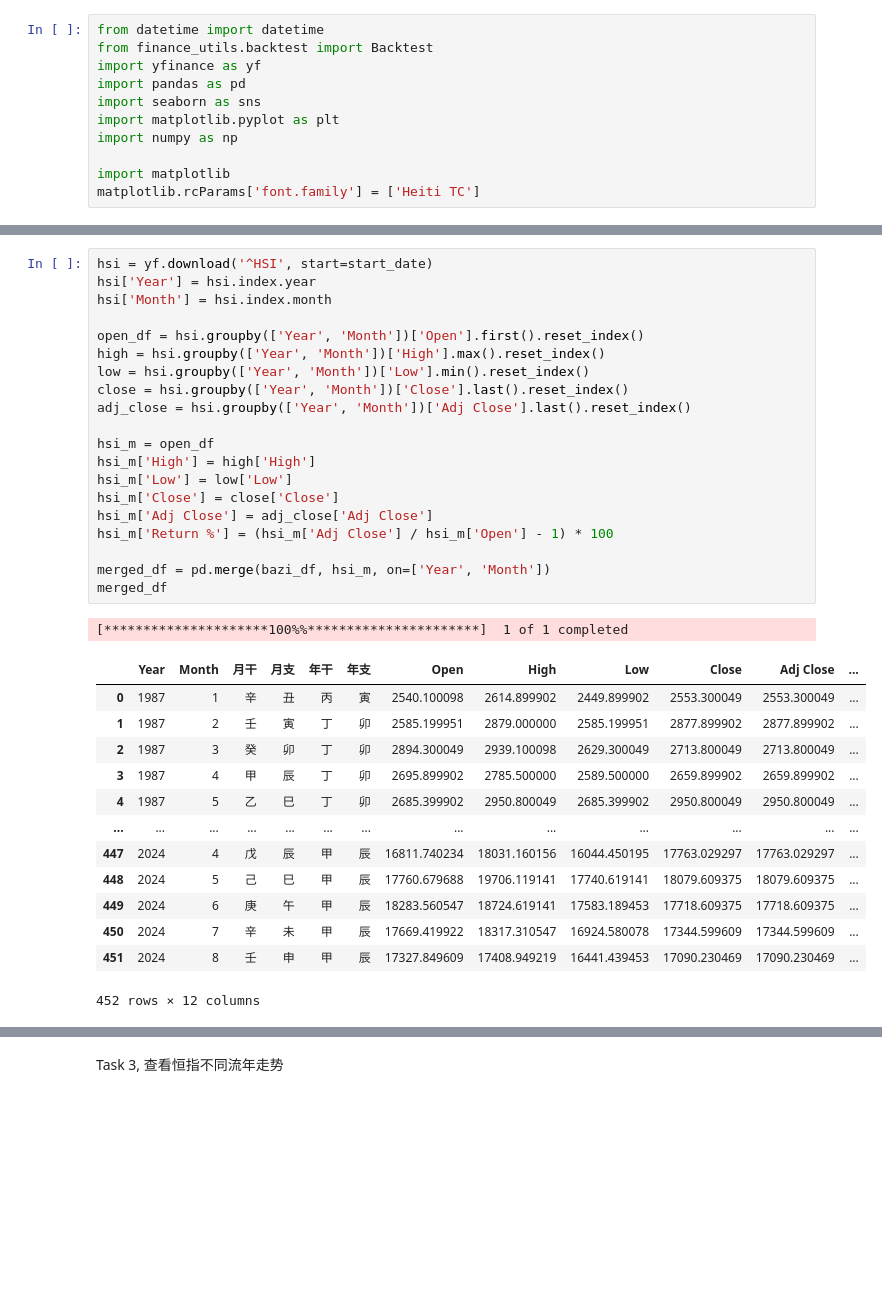
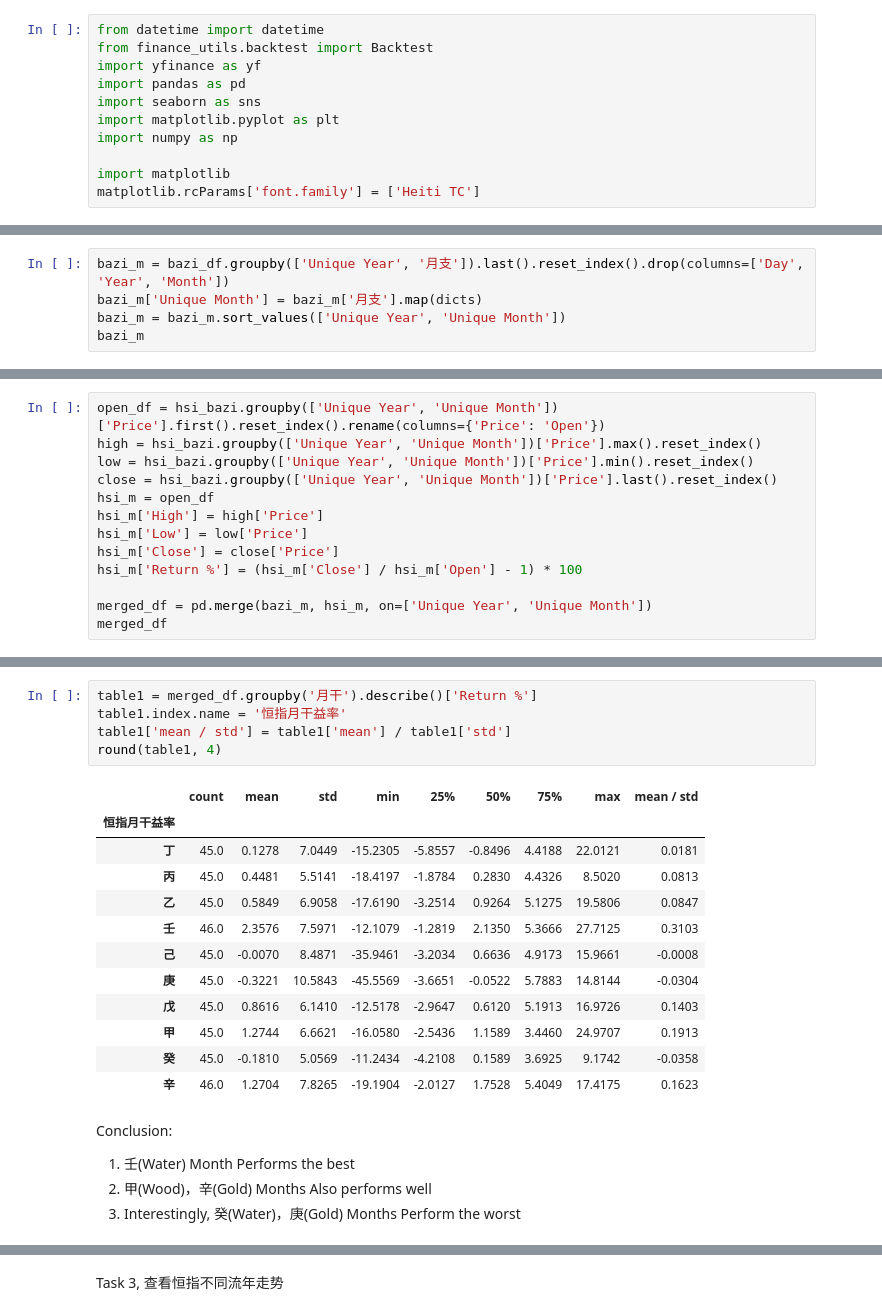
Before and after one commit to Henrywzh/right_time, a Jupyter notebook: hsi_invest_by_bazi.ipynb, the cells around one changed output, grey strips where cells are left out. Cells and saved outputs as stored; diff of their text form; blank space fills up the shorter version.

```diff
--- a/hsi_invest_by_bazi.ipynb
+++ b/hsi_invest_by_bazi.ipynb
@@ -108,0 +67,5 @@ get_stats(merged_df, '年干', col_name='Return %')
+# %%
+bazi_m = bazi_df.groupby(['Unique Year', '月支']).last().reset_index().drop(columns=['Day', 'Year', 'Month'])
+bazi_m['Unique Month'] = bazi_m['月支'].map(dicts)
+bazi_m = bazi_m.sort_values(['Unique Year', 'Unique Month'])
+bazi_m
@@ -108,0 +104,13 @@ get_stats(merged_df, '年干', col_name='Return %')
+# %%
+open_df = hsi_bazi.groupby(['Unique Year', 'Unique Month'])['Price'].first().reset_index().rename(columns={'Price': 'Open'})
+high = hsi_bazi.groupby(['Unique Year', 'Unique Month'])['Price'].max().reset_index()
+low = hsi_bazi.groupby(['Unique Year', 'Unique Month'])['Price'].min().reset_index()
+close = hsi_bazi.groupby(['Unique Year', 'Unique Month'])['Price'].last().reset_index()
+hsi_m = open_df
+hsi_m['High'] = high['Price']
+hsi_m['Low'] = low['Price']
+hsi_m['Close'] = close['Price']
+hsi_m['Return %'] = (hsi_m['Close'] / hsi_m['Open'] - 1) * 100
+
+merged_df = pd.merge(bazi_m, hsi_m, on=['Unique Year', 'Unique Month'])
+merged_df
@@ -109,36 +131,24 @@ get_stats(merged_df, '年干', col_name='Return %')
 # %%
-hsi = yf.download('^HSI', start=start_date)
-hsi['Year'] = hsi.index.year
-hsi['Month'] = hsi.index.month
-
-open_df = hsi.groupby(['Year', 'Month'])['Open'].first().reset_index()
-high = hsi.groupby(['Year', 'Month'])['High'].max().reset_index()
-low = hsi.groupby(['Year', 'Month'])['Low'].min().reset_index()
-close = hsi.groupby(['Year', 'Month'])['Close'].last().reset_index()
-adj_close = hsi.groupby(['Year', 'Month'])['Adj Close'].last().reset_index()
-
-hsi_m = open_df
-hsi_m['High'] = high['High']
-hsi_m['Low'] = low['Low']
-hsi_m['Close'] = close['Close']
-hsi_m['Adj Close'] = adj_close['Adj Close']
-hsi_m['Return %'] = (hsi_m['Adj Close'] / hsi_m['Open'] - 1) * 100
-
-merged_df = pd.merge(bazi_df, hsi_m, on=['Year', 'Month'])
-merged_df
+table1 = merged_df.groupby('月干').describe()['Return %']
+table1.index.name = '恒指月干益率'
+table1['mean / std'] = table1['mean'] / table1['std']
+round(table1, 4)
 # %% [output]
-[*********************100%%**********************]  1 of 1 completed
-|  | Year | Month | 月干 | 月支 | 年干 | 年支 | Open | High | Low | Close | Adj Close | ... |
-| 0 | 1987 | 1 | 辛 | 丑 | 丙 | 寅 | 2540.100098 | 2614.899902 | 2449.899902 | 2553.300049 | 2553.300049 | ... |
-| 1 | 1987 | 2 | 壬 | 寅 | 丁 | 卯 | 2585.199951 | 2879.000000 | 2585.199951 | 2877.899902 | 2877.899902 | ... |
-| 2 | 1987 | 3 | 癸 | 卯 | 丁 | 卯 | 2894.300049 | 2939.100098 | 2629.300049 | 2713.800049 | 2713.800049 | ... |
-| 3 | 1987 | 4 | 甲 | 辰 | 丁 | 卯 | 2695.899902 | 2785.500000 | 2589.500000 | 2659.899902 | 2659.899902 | ... |
-| 4 | 1987 | 5 | 乙 | 巳 | 丁 | 卯 | 2685.399902 | 2950.800049 | 2685.399902 | 2950.800049 | 2950.800049 | ... |
-| ... | ... | ... | ... | ... | ... | ... | ... | ... | ... | ... | ... | ... |
-| 447 | 2024 | 4 | 戊 | 辰 | 甲 | 辰 | 16811.740234 | 18031.160156 | 16044.450195 | 17763.029297 | 17763.029297 | ... |
-| 448 | 2024 | 5 | 己 | 巳 | 甲 | 辰 | 17760.679688 | 19706.119141 | 17740.619141 | 18079.609375 | 18079.609375 | ... |
-| 449 | 2024 | 6 | 庚 | 午 | 甲 | 辰 | 18283.560547 | 18724.619141 | 17583.189453 | 17718.609375 | 17718.609375 | ... |
-| 450 | 2024 | 7 | 辛 | 未 | 甲 | 辰 | 17669.419922 | 18317.310547 | 16924.580078 | 17344.599609 | 17344.599609 | ... |
-| 451 | 2024 | 8 | 壬 | 申 | 甲 | 辰 | 17327.849609 | 17408.949219 | 16441.439453 | 17090.230469 | 17090.230469 | ... |
+|  | count | mean | std | min | 25% | 50% | 75% | max | mean / std |
+| 恒指月干益率 |  |  |  |  |  |  |  |  |  |
+| 丁 | 45.0 | 0.1278 | 7.0449 | -15.2305 | -5.8557 | -0.8496 | 4.4188 | 22.0121 | 0.0181 |
+| 丙 | 45.0 | 0.4481 | 5.5141 | -18.4197 | -1.8784 | 0.2830 | 4.4326 | 8.5020 | 0.0813 |
+| 乙 | 45.0 | 0.5849 | 6.9058 | -17.6190 | -3.2514 | 0.9264 | 5.1275 | 19.5806 | 0.0847 |
+| 壬 | 46.0 | 2.3576 | 7.5971 | -12.1079 | -1.2819 | 2.1350 | 5.3666 | 27.7125 | 0.3103 |
+| 己 | 45.0 | -0.0070 | 8.4871 | -35.9461 | -3.2034 | 0.6636 | 4.9173 | 15.9661 | -0.0008 |
+| 庚 | 45.0 | -0.3221 | 10.5843 | -45.5569 | -3.6651 | -0.0522 | 5.7883 | 14.8144 | -0.0304 |
+| 戊 | 45.0 | 0.8616 | 6.1410 | -12.5178 | -2.9647 | 0.6120 | 5.1913 | 16.9726 | 0.1403 |
+| 甲 | 45.0 | 1.2744 | 6.6621 | -16.0580 | -2.5436 | 1.1589 | 3.4460 | 24.9707 | 0.1913 |
+| 癸 | 45.0 | -0.1810 | 5.0569 | -11.2434 | -4.2108 | 0.1589 | 3.6925 | 9.1742 | -0.0358 |
+| 辛 | 46.0 | 1.2704 | 7.8265 | -19.1904 | -2.0127 | 1.7528 | 5.4049 | 17.4175 | 0.1623 |
-452 rows × 12 columns
+# %% [markdown]
+Conclusion:
+1. 壬(Water) Month Performs the best
+2. 甲(Wood)，辛(Gold) Months Also performs well
+3. Interestingly, 癸(Water)，庚(Gold) Months Perform the worst
 # %%
```
Also changed, not shown: parts of 29 cells of this notebook, 2 other files.
